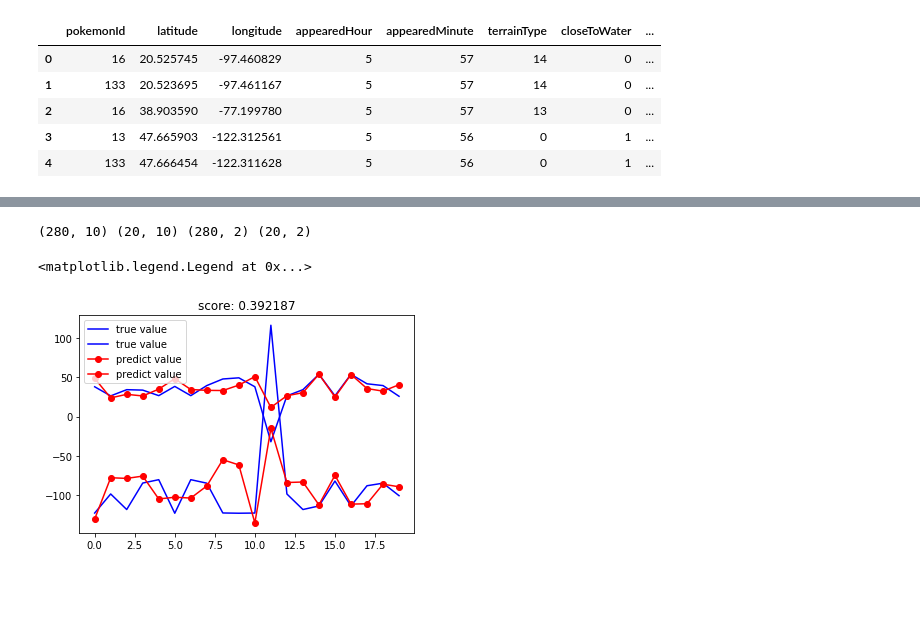
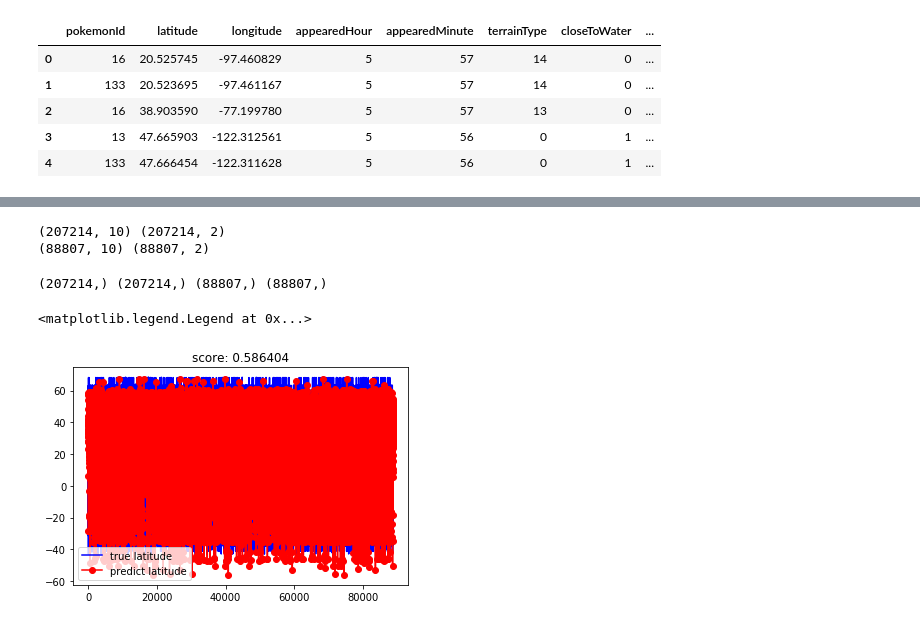
Before and after one commit to tingyuli96/pokemonCatch, a Jupyter notebook: FeatureExtraction/FeatureSelection.ipynb, the cells around one changed output, grey strips where cells are left out. Cells and saved outputs as stored; diff of their text form; code cells hidden in the pictures; blank space fills up the shorter version.

Commit message:
1, add GradientBoostingRegressor, 2, add some result

```diff
--- a/FeatureExtraction/FeatureSelection.ipynb
+++ b/FeatureExtraction/FeatureSelection.ipynb
@@ -62,15 +63,30 @@ print(np.shape(y))
 # %%
-randomindex = np.random.choice(300, 300, replace=False)
+sample_numbers = np.shape(x)[0]
+randomindex = np.random.choice(sample_numbers, sample_numbers, replace=False)
 # %%
 #Reindex
 x = x[randomindex,:]
 y = y[randomindex,:]
 #Split into Training and Testing
-x_train = x[0:280,:]
-x_test = x[280:300,:]
-y_train = y[0:280,:]
-y_test = y[280:300,:]
-print(np.shape(x_train),np.shape(x_test),np.shape(y_train),np.shape(y_test))
+ratio = 0.7
+train_numbers = int(ratio * sample_numbers)
+test_numbers = sample_numbers - train_numbers
+feature_train = x[0:train_numbers,:]
+feature_test = x[train_numbers:sample_numbers,:]
+label_train = y[0:train_numbers,:]
+label_test = y[train_numbers:sample_numbers,:]
+print(np.shape(feature_train),np.shape(label_train))
+print(np.shape(feature_test),np.shape(label_test))
 # %% [output]
-(280, 10) (20, 10) (280, 2) (20, 2)
+(207214, 10) (207214, 2)
+(88807, 10) (88807, 2)
+# %%
+#Convert data to 1 dimension to fit for GradientBoostingRegressor
+latitude_train = label_train[:,0]
+longitude_train = label_train[:,1]
+latitude_test = label_test[:,0]
+longitude_test = label_test[:,1]
+print(np.shape(latitude_train),np.shape(longitude_train),np.shape(latitude_test),np.shape(longitude_test))
+# %% [output]
+(207214,) (207214,) (88807,) (88807,)
 # %%
@@ -78,15 +93,15 @@ from sklearn import linear_model
 from sklearn import ensemble
 # %%
-model_LinearRegression = linear_model.LinearRegression()
-model = model_LinearRegression
-model.fit(x_train,y_train)
-score = model.score(x_test, y_test)
-result = model.predict(x_test)
+model_GradientBoostingRegressor = ensemble.GradientBoostingRegressor(n_estimators=100)
+model = model_GradientBoostingRegressor
+model.fit(feature_train,latitude_train)
+score = model.score(feature_test,latitude_test)
+result = model.predict(feature_test)
 plt.figure()
-plt.plot(np.arange(len(result)), y_test,'b',label='true value')
-plt.plot(np.arange(len(result)),result,'ro-',label='predict value')
+plt.plot(np.arange(len(result)), latitude_test,'b',label='true latitude')
+plt.plot(np.arange(len(result)),result,'ro-',label='predict latitude')
 plt.title('score: %f'%score)
 plt.legend()
 # %% [output]
 <matplotlib.legend.Legend at 0x...>
-[figure, old version]
+[figure, new version]
```
Also changed, not shown: parts of 6 cells of this notebook, 4 other files.
